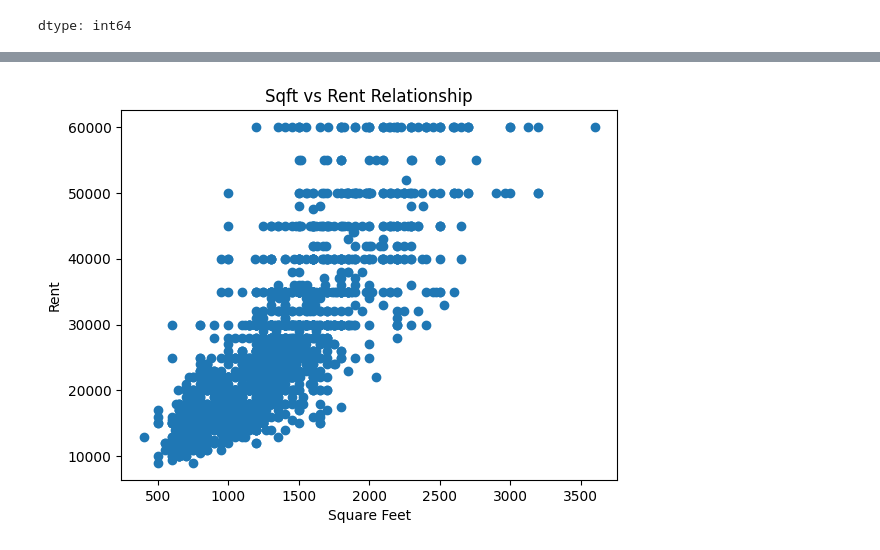
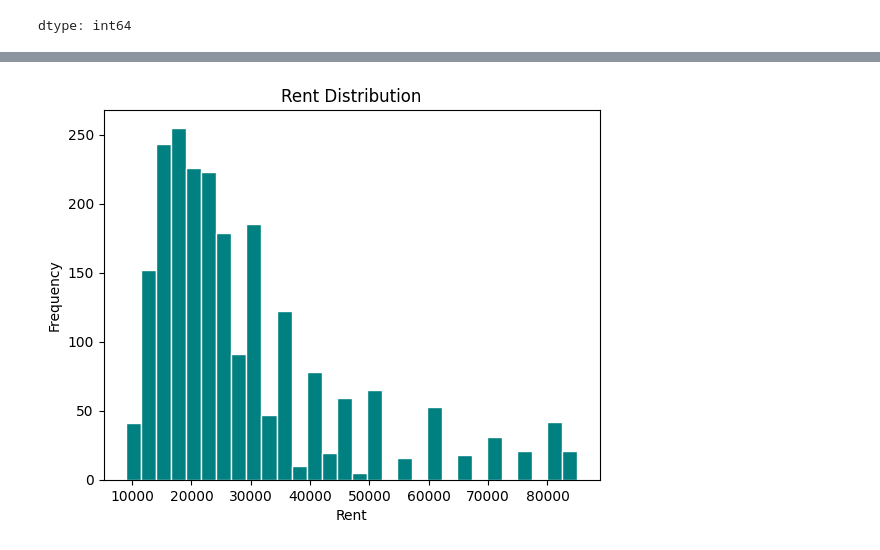
Before and after one commit to SabbirNiyaz/programming-in-python, a Jupyter notebook: final_term_project/python_final_term_project.ipynb, the cells around one changed output, grey strips where cells are left out. Saved outputs shown, nothing was run; the diff lists cells and outputs as text; code cells hidden in the pictures.

```diff
--- a/final_term_project/python_final_term_project.ipynb
+++ b/final_term_project/python_final_term_project.ipynb
@@ -185,0 +280,18 @@ Mohakhali DOHS    37500.000000
+# %%
+# Subgroup Comparison 2: Average price_per_sqft by rent_category
+ppsqft_by_category = df_dhaka.groupby('rent_category')['price_per_sqft'].mean().sort_values(ascending=False)
+print("\nAverage Price per Sqft by Rent Category:\n", ppsqft_by_category)
+
+# Count of listings per rent category
+category_counts = df_dhaka['rent_category'].value_counts()
+print("\nNumber of Listings per Rent Category:\n", category_counts)
+
+# NumPy: Percentile analysis of rent
+percentiles = np.percentile(df_dhaka['rent'], [25, 50, 75, 90])
+print("\nRent Percentiles (25th, 50th, 75th, 90th):\n", percentiles)
+
+# NumPy: Normalized rent (0 to 1 scale)
+rent_min = np.min(df_dhaka['rent'])
+rent_max = np.max(df_dhaka['rent'])
+df_dhaka['rent_normalized'] = (df_dhaka['rent'] - rent_min) / (rent_max - rent_min)
+print("\nNormalized Rent Sample (first 5 rows):\n", df_dhaka[['rent', 'rent_normalized']].head())
@@ -201,9 +354,10 @@ plt.show()
 # %%
-# Scatter plot
-plt.scatter(df_dhaka['sqft'], df_dhaka['rent'])
-plt.title("Sqft vs Rent Relationship")
-plt.xlabel("Square Feet")
-plt.ylabel("Rent")
+
+# Histogram
+plt.hist(df_dhaka['rent'], bins=30, color='teal', edgecolor='white')
+plt.title("Rent Distribution")
+plt.xlabel("Rent")
+plt.ylabel("Frequency")
 plt.show()
 # %% [output]
-[figure, old version]
+[figure, new version]
```
Also changed, not shown: parts of 34 cells of this notebook, 1 other file.
